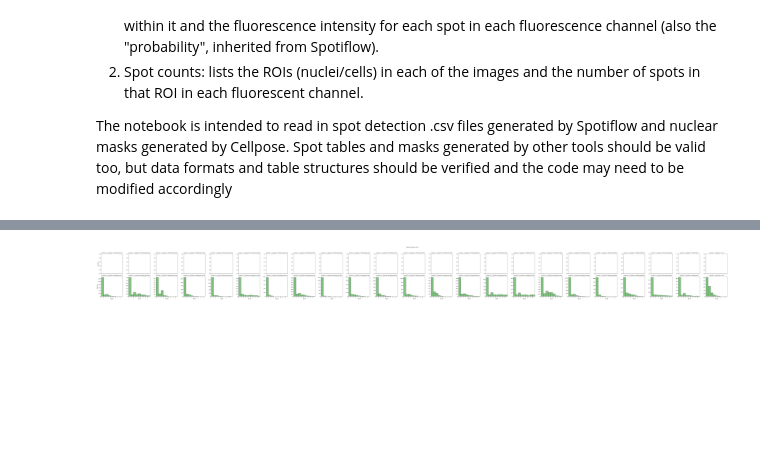
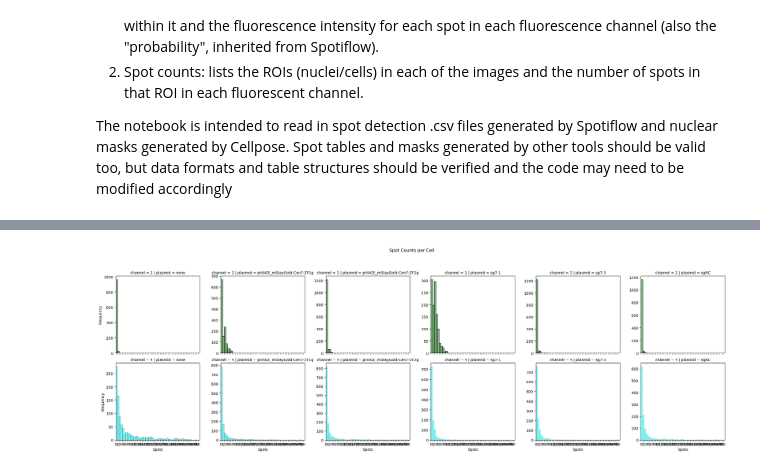
Before and after one commit to timotheelionnet/python_image-analysis, a Jupyter notebook: notebooks/spot-findr.ipynb, the cells around one changed output, grey strips where cells are left out. Drawn from its saved outputs; the diff is of its cells as text; code cells hidden in the pictures; blank space fills up the shorter version.

Commit message:
fixed bug that dropped channels. Matches masks to multiple channels correctly

```diff
--- a/notebooks/spot-findr.ipynb
+++ b/notebooks/spot-findr.ipynb
@@ -41,8 +41,8 @@ logging.basicConfig(level=logging.INFO, format='%(asctime)s - %(levelname)s - %(
 # Define the location of the file to read
 parent_directory = "/Users/nestor/Documents/NYU-ISG/microscope-data" # modify if needed
 repo_directory = "/Users/nestor/Documents/NYU-ISG/python_image-analysis" # analysis code directory
-#experiment_list = ["02062025_AK_FISH_fibroblasts"]
-experiment_list = ["02112025_Cen-ZF_select_HCT116_session1", "02132025_Cen-ZF_select_HCT116_session2"]
+experiment_list = ["05282025_hCEC_gH2AX_IF"]
+#experiment_list = ["02112025_Cen-ZF_select_HCT116_session1", "02132025_Cen-ZF_select_HCT116_session2"]
 
 #experiment_list = ["08052024_pDIMMERs", "08122024_pDIMMERs",
 #                  "10032024_pDIMMERs", "10072024_pDIMMERs"]
@@ -243,8 +251,8 @@ for experiment, matched_indices in all_matched_indices_with_spots.items():
 # Pick an experiment from experiment_list, an image and a channel to overlay, using indices
 e = 0 # index for experiment (from 0 to length(experiment_list - 1))
 experiment = experiment_list[e]
-i = 25 # image index (1 - (n images -1))
-c = 2 # channel to overlay (1-index, from C1-, C2, C3-)
+i = 30 # image index (1 - (n images -1))
+c = 4 # channel to overlay (1-index, from C1-, C2, C3-)
 
 # Retrieve the matched indices for the selected experiment
 matched_indices = all_matched_indices_with_spots[experiment]
@@ -528,7 +551,8 @@ channel_colors = {1: 'blue', 2: 'green', 3: 'magenta', 4: 'cyan'}
 # separated by experimental group and channel
 
 # Define the subset of data to plot
-my_spots = spot_counts[(spot_counts['experiment'] == experiment_list[0]) & (spot_counts['channel'].isin([2,3]))]
+my_spots = spot_counts[(spot_counts['experiment'] == experiment_list[0]) &
+                       (spot_counts['channel'].isin([2,4]))]
 
 # Define the variable to facet by on the columns
 # the rows will always be the "channel" variable
@@ -536,10 +560,10 @@ facet_var = "plasmid" # change this as you wish
 
 # Determine the largest number of spots to set the X axis of the plot
 #max_spot_count = spot_df['spot_count'].max()
-max_spot_count = 8
+max_spot_count = 50
 
 # Optionally, define a fixed order for channels and the facet variable.
-channel_order = [1, 2]  # adjust as needed
+channel_order = [2, 4]  # adjust as needed
 # For facet variable, you might define an explicit order or use sorted unique values.
 facet_order = sorted(my_spots[facet_var].unique())
 
@@ -554,36 +578,36 @@ my_spots["channel"] = pd.Categorical(my_spots["channel"], categories=channel_ord
 my_spots[facet_var] = pd.Categorical(my_spots[facet_var], categories=facet_order, ordered=True)
 
 # Let the user control the number of columns in the facet wrap.
-desired_ncols = 4  # You can change this number as desired
+desired_ncols = 2  # You can change this number as desired
 
 # Create a FacetGrid using the combined variable, with col_wrap to force a wrap.
 g = sns.FacetGrid(my_spots, row = "channel", col=facet_var, sharey=False, height=4, aspect=1)
 
 # Map a histogram for each panel.
 g.map_dataframe(
     sns.histplot,
     x="spot_count",
     binwidth=1,
     bins=bins,
     hue="channel",
     palette= channel_colors,
     edgecolor="black",
     alpha=0.5
 )
 
 # Adjust each axis: set x-limits, centered tick marks, and ensure full panel borders.
 for ax in g.axes.flat:
     ax.set_xlim(0, max_spot_count + 1)
     ax.set_xticks(range(0, max_spot_count + 1))
     # Ensure all four spines are visible
     for spine in ax.spines.values():
         spine.set_visible(True)
 
 # Set labels and title
 g.set_axis_labels("Spots", "Frequency")
 g.fig.subplots_adjust(top=0.85)
 g.fig.suptitle("Spot Counts per Cell")
 
 plt.show()
 # %% [output]
-[figure, old version]
+[figure, new version]
```
Also changed, not shown: parts of 10 cells of this notebook.
